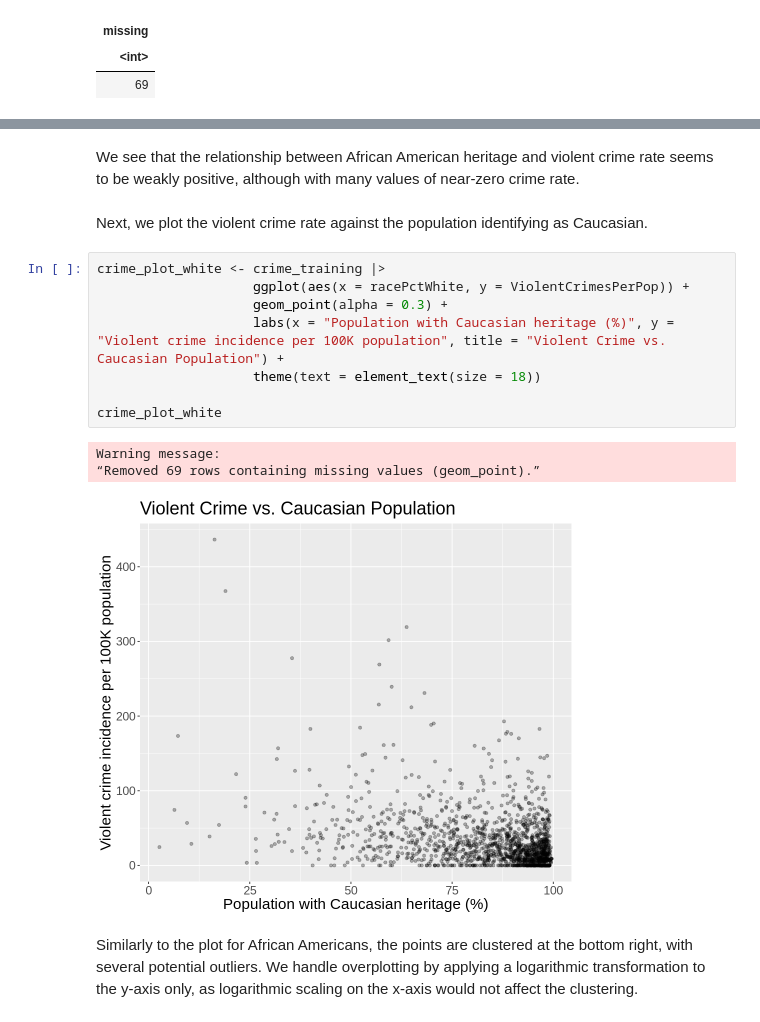
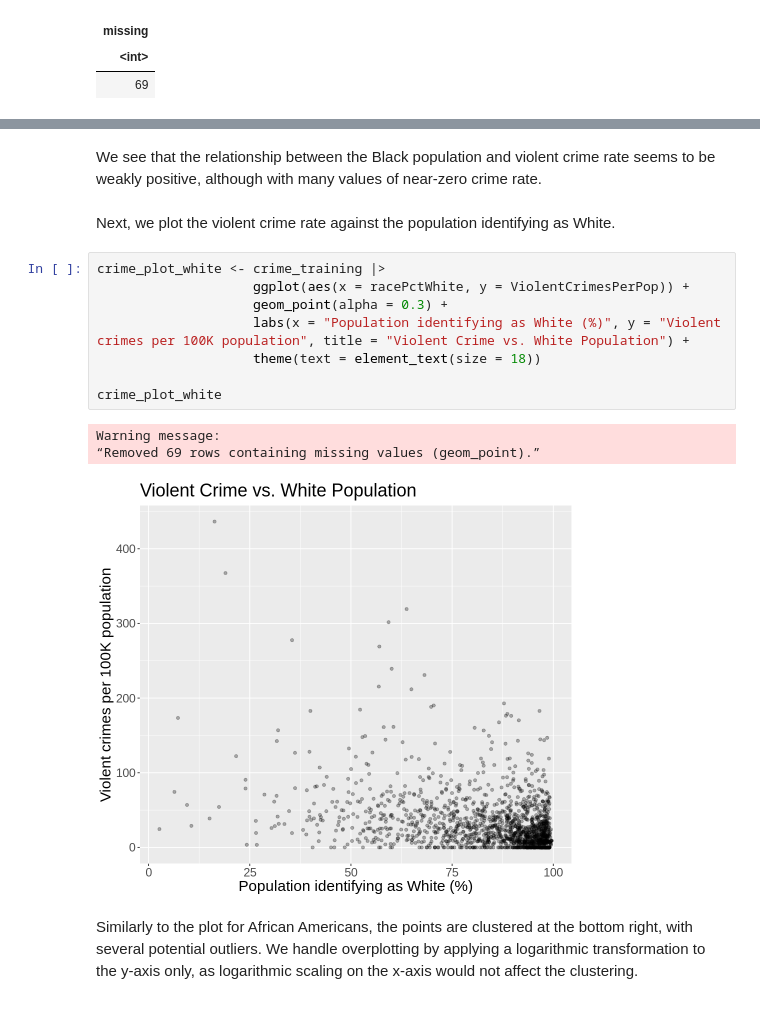
Before and after one commit to JeffreyJPZ/DSCI-100-Group_55-Project, a Jupyter notebook: Group_55-Project.ipynb, the cells around one changed output, grey strips where cells are left out. Cells and saved outputs as stored; diff of their text form.

```diff
--- a/Group_55-Project.ipynb
+++ b/Group_55-Project.ipynb
@@ -357,19 +363,19 @@ Warning message:
 # %% [markdown]
-We see that the relationship between African American heritage and violent crime rate seems to be weakly positive, although with many values of near-zero crime rate.
+We see that the relationship between the Black population and violent crime rate seems to be weakly positive, although with many values of near-zero crime rate.
 # %% [markdown]
-Next, we plot the violent crime rate against the population identifying as Caucasian.
+Next, we plot the violent crime rate against the population identifying as White.
 # %%
 crime_plot_white <- crime_training |>
                     ggplot(aes(x = racePctWhite, y = ViolentCrimesPerPop)) +
                     geom_point(alpha = 0.3) +
-                    labs(x = "Population with Caucasian heritage (%)", y = "Violent crime incidence per 100K population", title = "Violent Crime vs. Caucasian Population") +
+                    labs(x = "Population identifying as White (%)", y = "Violent crimes per 100K population", title = "Violent Crime vs. White Population") +
                     theme(text = element_text(size = 18))
 
 crime_plot_white
 # %% [output]
 Warning message:
 “Removed 69 rows containing missing values (geom_point).”
-[figure, old version]
+[figure, new version]
 # %% [markdown]
 Similarly to the plot for African Americans, the points are clustered at the bottom right, with several potential outliers. We handle overplotting by applying a logarithmic transformation to the y-axis only, as logarithmic scaling on the x-axis would not affect the clustering.
 # %%
```
Also changed, not shown: parts of 27 cells of this notebook.
